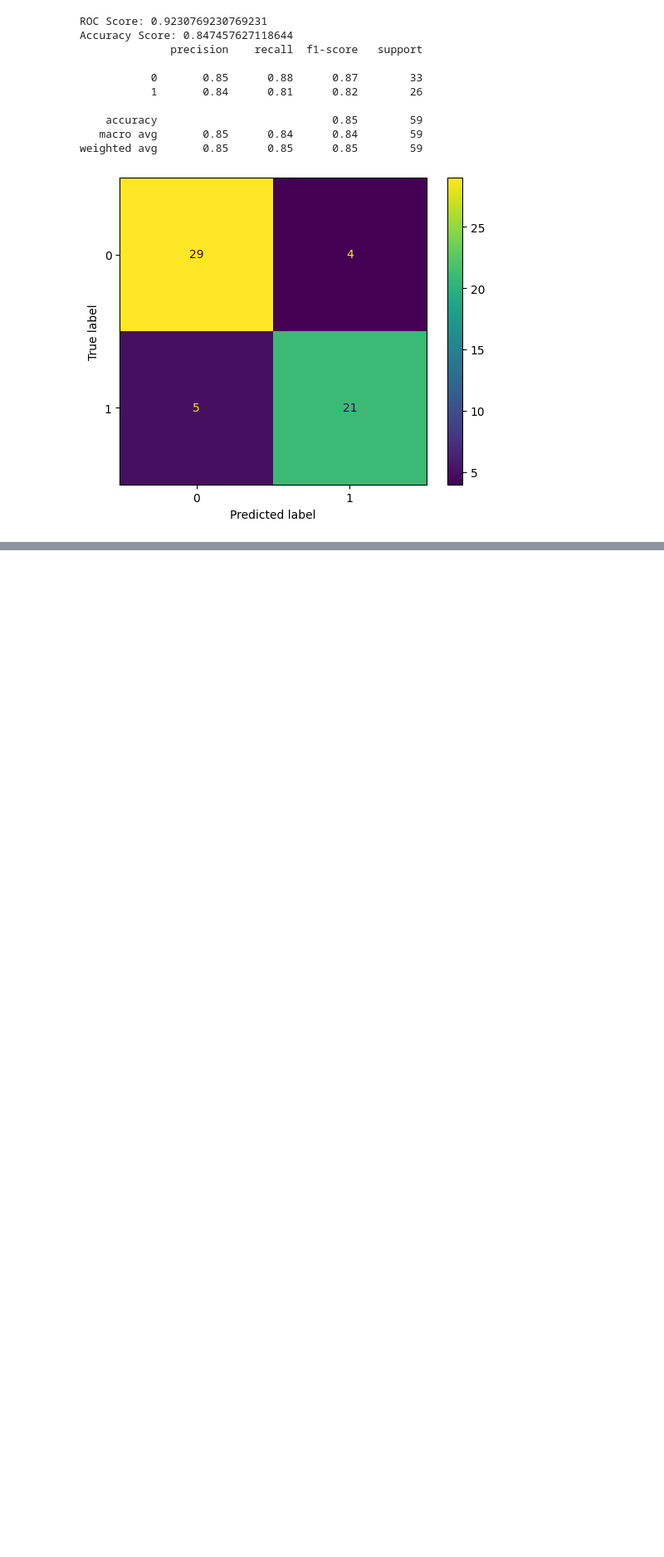
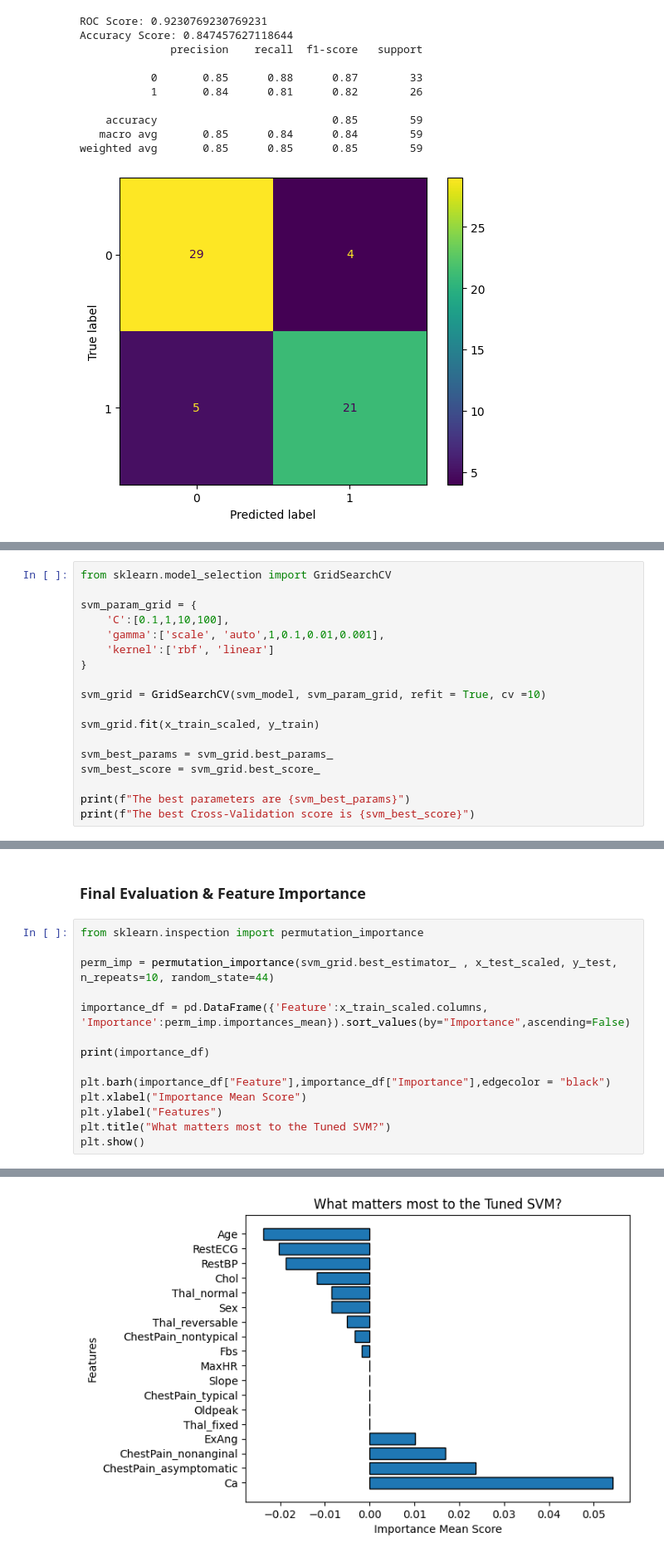
Before and after one commit to AbdlSi/heart_disease, a Jupyter notebook: heartdisease_df_analysis_visuals_dummy.ipynb, the cells around one changed output, grey strips where cells are left out. Shown at 83% size. Cells and saved outputs as stored; diff of their text form; blank space fills up the shorter version.

```diff
--- a/heartdisease_df_analysis_visuals_dummy.ipynb
+++ b/heartdisease_df_analysis_visuals_dummy.ipynb
@@ -261,0 +256,18 @@ weighted avg       0.85      0.85      0.85        59
+# %%
+from sklearn.model_selection import GridSearchCV
+
+svm_param_grid = {
+    'C':[0.1,1,10,100],
+    'gamma':['scale', 'auto',1,0.1,0.01,0.001],
+    'kernel':['rbf', 'linear']
+}
+
+svm_grid = GridSearchCV(svm_model, svm_param_grid, refit = True, cv =10)
+
+svm_grid.fit(x_train_scaled, y_train)
+
+svm_best_params = svm_grid.best_params_
+svm_best_score = svm_grid.best_score_
+
+print(f"The best parameters are {svm_best_params}")
+print(f"The best Cross-Validation score is {svm_best_score}")
@@ -261,0 +319,17 @@ weighted avg       0.85      0.85      0.85        59
+# %% [markdown]
+ ### Final Evaluation & Feature Importance
+# %%
+from sklearn.inspection import permutation_importance
+
+perm_imp = permutation_importance(svm_grid.best_estimator_ , x_test_scaled, y_test, n_repeats=10, random_state=44)
+
+importance_df = pd.DataFrame({'Feature':x_train_scaled.columns, 'Importance':perm_imp.importances_mean}).sort_values(by="Importance",ascending=False)
+
+print(importance_df)
+
+plt.barh(importance_df["Feature"],importance_df["Importance"],edgecolor = "black")
+plt.xlabel("Importance Mean Score")
+plt.ylabel("Features")
+plt.title("What matters most to the Tuned SVM?")
+plt.show()
+# %% [output]
@@ -261,0 +355 @@ weighted avg       0.85      0.85      0.85        59
+[figure, added]
```
Also changed, not shown: parts of 8 cells of this notebook.
